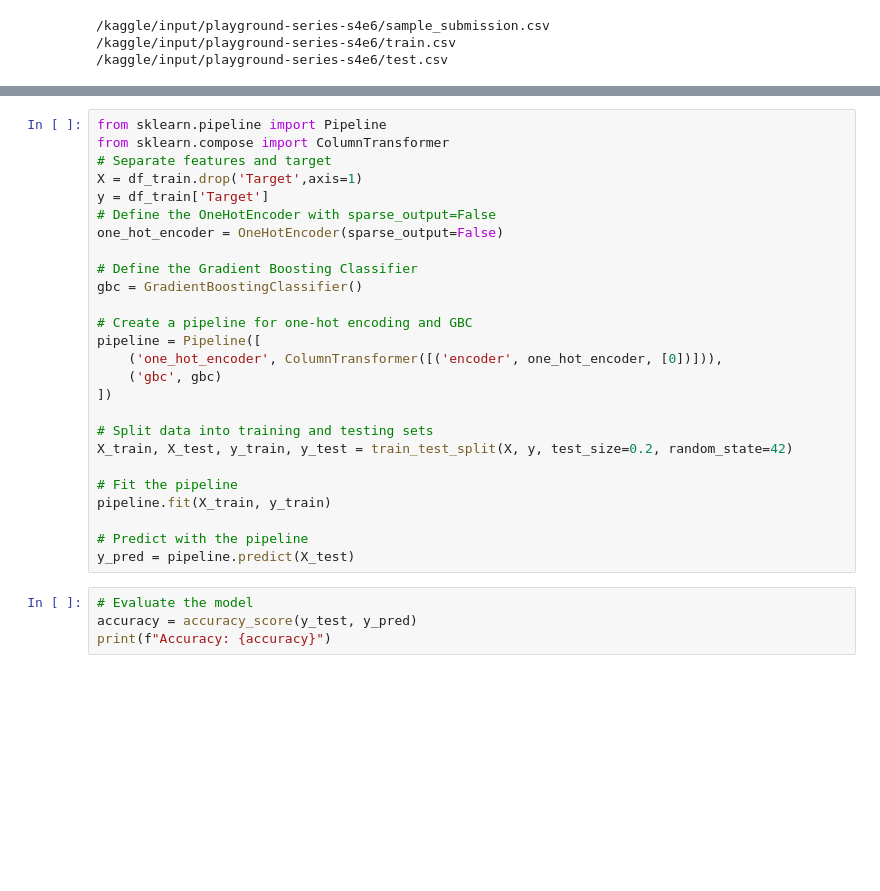
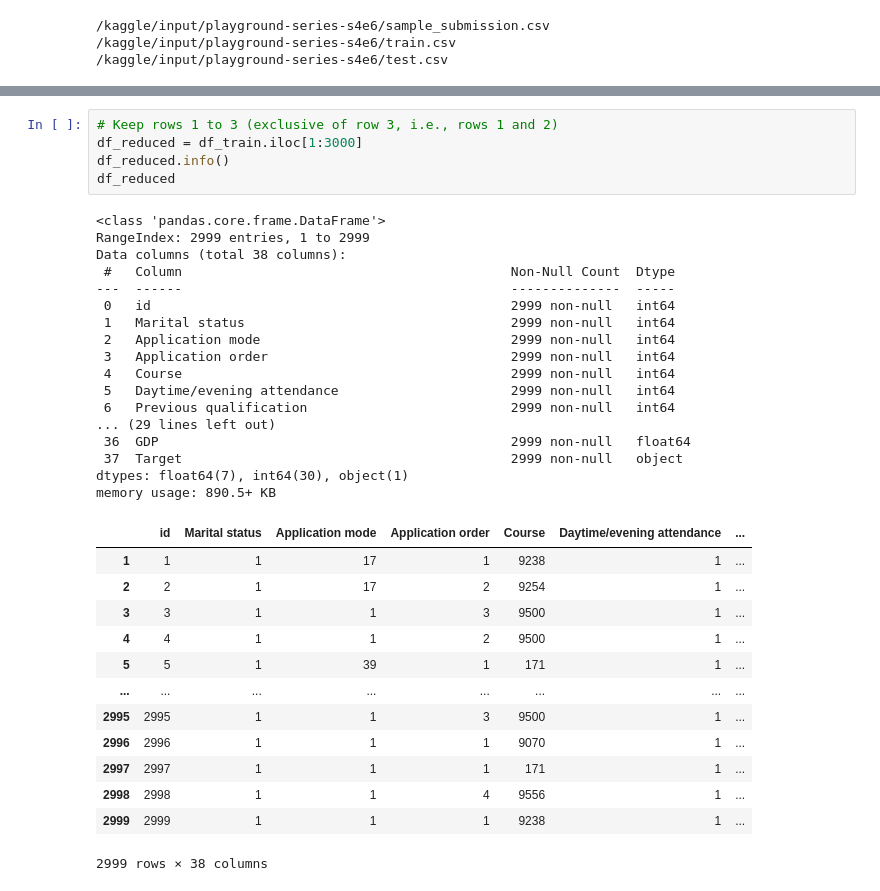
Before and after one commit to gacheru101/Play_ground_series-data, a Jupyter notebook: academic-success.ipynb, the cells around one changed output, grey strips where cells are left out. Drawn from its saved outputs; the diff is of its cells as text; blank space fills up the shorter version.

```diff
--- a/academic-success.ipynb
+++ b/academic-success.ipynb
@@ -58,33 +65,39 @@ Data columns (total 38 columns):
  37  Target                                          76518 non-null  object
 dtypes: float64(7), int64(30), object(1)
 memory usage: 22.2+ MB
-# %%
-from sklearn.pipeline import Pipeline
-from sklearn.compose import ColumnTransformer
-# Separate features and target
-X = df_train.drop('Target',axis=1)
-y = df_train['Target']
-# Define the OneHotEncoder with sparse_output=False
-one_hot_encoder = OneHotEncoder(sparse_output=False)
-
-# Define the Gradient Boosting Classifier
-gbc = GradientBoostingClassifier()
-
-# Create a pipeline for one-hot encoding and GBC
-pipeline = Pipeline([
-    ('one_hot_encoder', ColumnTransformer([('encoder', one_hot_encoder, [0])])),
-    ('gbc', gbc)
-])
-
-# Split data into training and testing sets
-X_train, X_test, y_train, y_test = train_test_split(X, y, test_size=0.2, random_state=42)
-
-# Fit the pipeline
-pipeline.fit(X_train, y_train)
-
-# Predict with the pipeline
-y_pred = pipeline.predict(X_test)
-# %%
-# Evaluate the model
-accuracy = accuracy_score(y_test, y_pred)
-print(f"Accuracy: {accuracy}")
+# %%
+# Keep rows 1 to 3 (exclusive of row 3, i.e., rows 1 and 2)
+df_reduced = df_train.iloc[1:3000]
+df_reduced.info()
+df_reduced
+# %% [output]
+<class 'pandas.core.frame.DataFrame'>
+RangeIndex: 2999 entries, 1 to 2999
+Data columns (total 38 columns):
+ #   Column                                          Non-Null Count  Dtype
+---  ------                                          --------------  -----
+ 0   id                                              2999 non-null   int64
+ 1   Marital status                                  2999 non-null   int64
+ 2   Application mode                                2999 non-null   int64
+ 3   Application order                               2999 non-null   int64
+ 4   Course                                          2999 non-null   int64
+ 5   Daytime/evening attendance                      2999 non-null   int64
+ 6   Previous qualification                          2999 non-null   int64
+... (29 lines left out)
+ 36  GDP                                             2999 non-null   float64
+ 37  Target                                          2999 non-null   object
+dtypes: float64(7), int64(30), object(1)
+memory usage: 890.5+ KB
+|  | id | Marital status | Application mode | Application order | Course | Daytime/evening attendance | ... |
+| 1 | 1 | 1 | 17 | 1 | 9238 | 1 | ... |
+| 2 | 2 | 1 | 17 | 2 | 9254 | 1 | ... |
+| 3 | 3 | 1 | 1 | 3 | 9500 | 1 | ... |
+| 4 | 4 | 1 | 1 | 2 | 9500 | 1 | ... |
+| 5 | 5 | 1 | 39 | 1 | 171 | 1 | ... |
+| ... | ... | ... | ... | ... | ... | ... | ... |
+| 2995 | 2995 | 1 | 1 | 3 | 9500 | 1 | ... |
+| 2996 | 2996 | 1 | 1 | 1 | 9070 | 1 | ... |
+| 2997 | 2997 | 1 | 1 | 1 | 171 | 1 | ... |
+| 2998 | 2998 | 1 | 1 | 4 | 9556 | 1 | ... |
+| 2999 | 2999 | 1 | 1 | 1 | 9238 | 1 | ... |
+2999 rows × 38 columns
```
Also changed, not shown: parts of 3 cells of this notebook.
